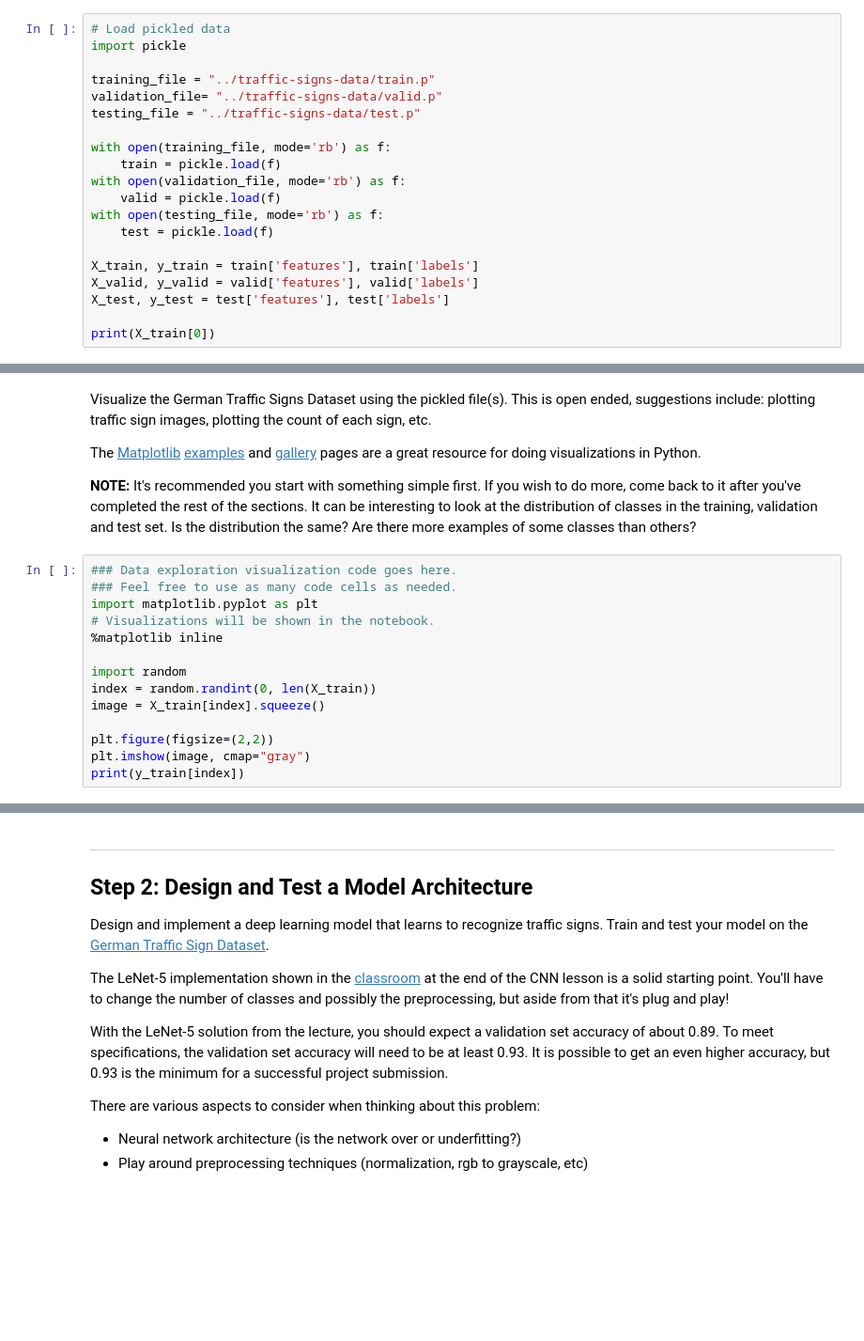
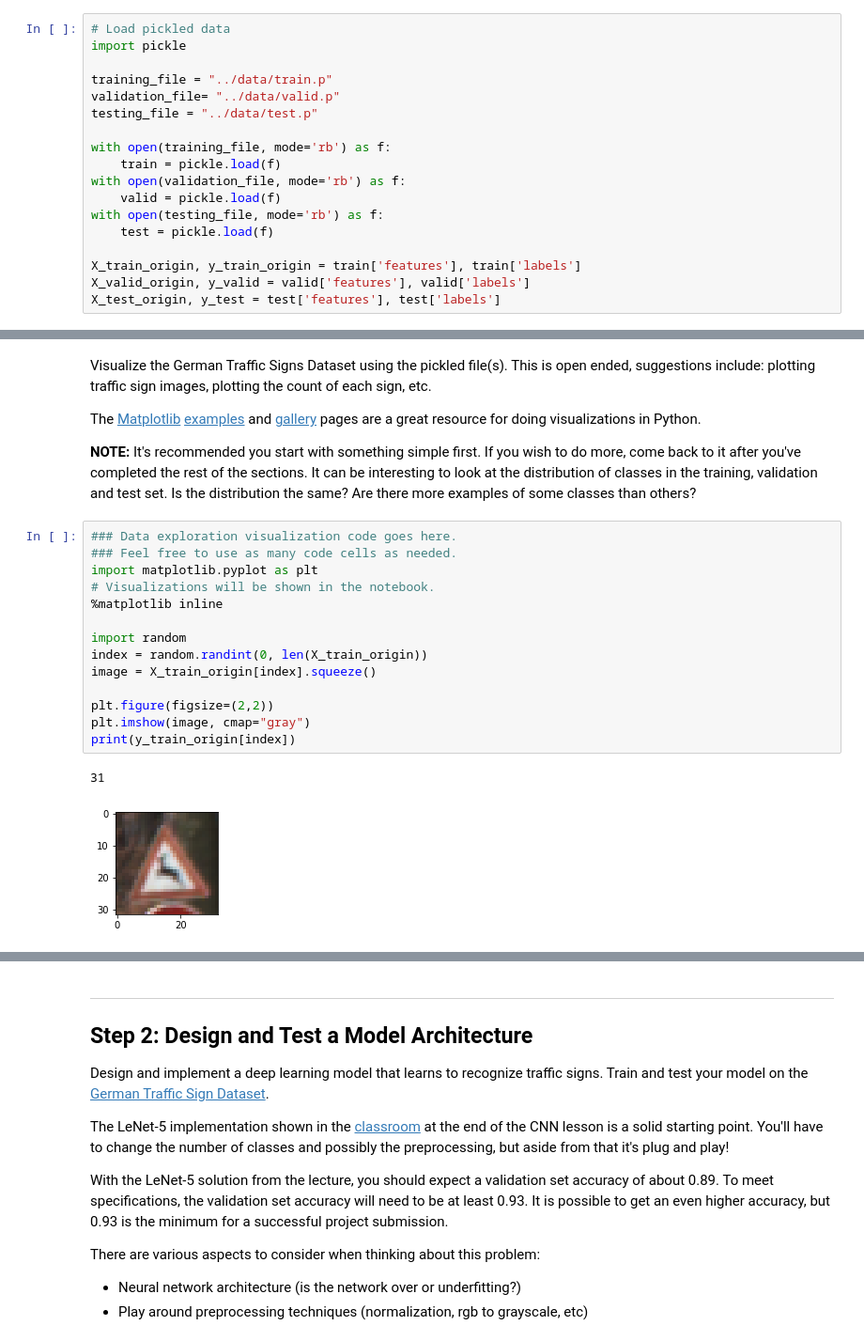
Before and after one commit to ChengJoyceJi/CarND-Traffic-Sign-Classifier-Project, a Jupyter notebook: Traffic_Sign_Classifier.ipynb, the cells around one changed output, grey strips where cells are left out. Shown: that part at 94% size. Saved outputs shown, nothing was run; the diff lists cells and outputs as text; blank space fills up the shorter version.

```diff
--- a/Traffic_Sign_Classifier.ipynb
+++ b/Traffic_Sign_Classifier.ipynb
@@ -23,9 +23,9 @@ The [rubric](https://review.udacity.com/#!/rubrics/481/view) contains "Stand Out
 # Load pickled data
 import pickle
 
-training_file = "../traffic-signs-data/train.p"
-validation_file= "../traffic-signs-data/valid.p"
-testing_file = "../traffic-signs-data/test.p"
+training_file = "../data/train.p"
+validation_file= "../data/valid.p"
+testing_file = "../data/test.p"
 
 with open(training_file, mode='rb') as f:
     train = pickle.load(f)
@@ -34,11 +34,9 @@ with open(validation_file, mode='rb') as f:
 with open(testing_file, mode='rb') as f:
     test = pickle.load(f)
 
-X_train, y_train = train['features'], train['labels']
-X_valid, y_valid = valid['features'], valid['labels']
-X_test, y_test = test['features'], test['labels']
-
-print(X_train[0])
+X_train_origin, y_train_origin = train['features'], train['labels']
+X_valid_origin, y_valid = valid['features'], valid['labels']
+X_test_origin, y_test = test['features'], test['labels']
 # %% [markdown]
 ---
 
@@ -89,14 +93,17 @@ The [Matplotlib](http://matplotlib.org/) [examples](http://matplotlib.org/exampl
 # %%
 ### Data exploration visualization code goes here.
 ### Feel free to use as many code cells as needed.
 import matplotlib.pyplot as plt
 # Visualizations will be shown in the notebook.
 %matplotlib inline
 
 import random
-index = random.randint(0, len(X_train))
-image = X_train[index].squeeze()
+index = random.randint(0, len(X_train_origin))
+image = X_train_origin[index].squeeze()
 
 plt.figure(figsize=(2,2))
 plt.imshow(image, cmap="gray")
-print(y_train[index])
+print(y_train_origin[index])
+# %% [output]
+31
+[figure, added]
```
Also changed, not shown: parts of 27 cells of this notebook, 3 other files.
